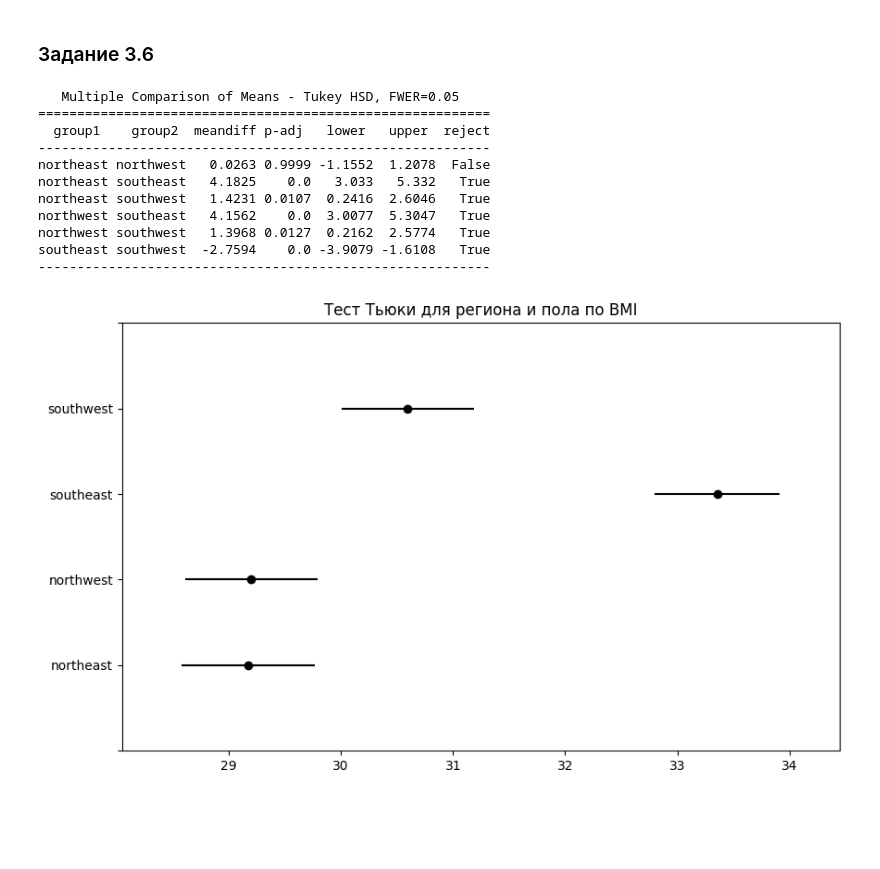
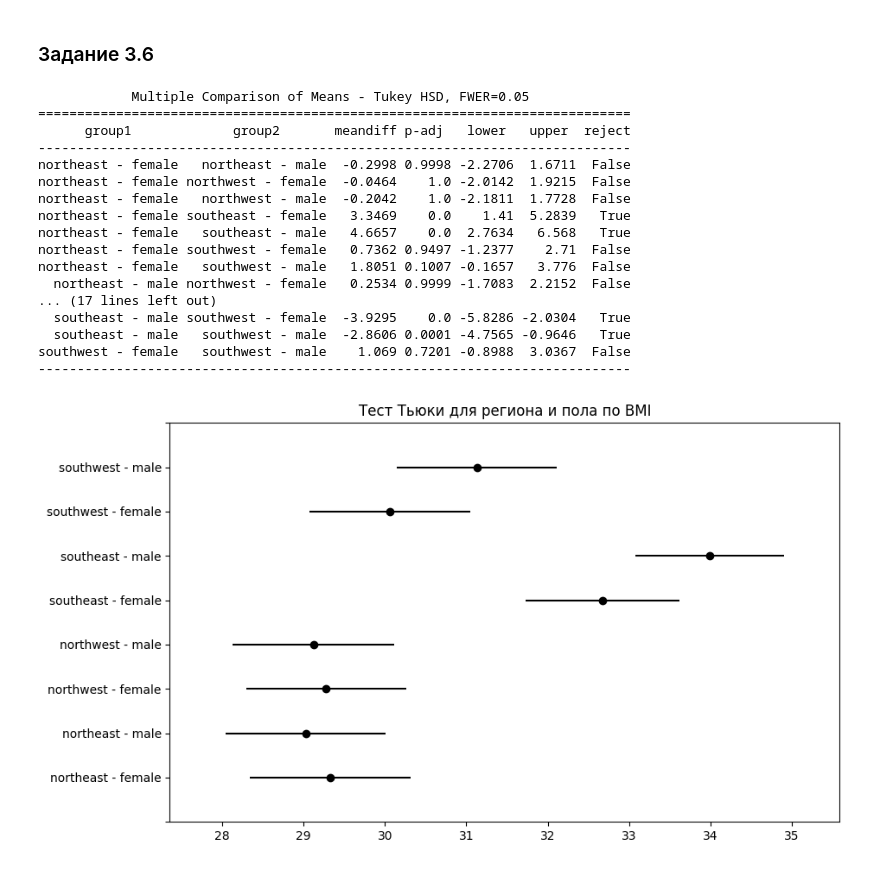
Before and after one commit to Angel367/MIREA-TIIABD, a Jupyter notebook: all.ipynb, the cells around one changed output. Drawn from its saved outputs; the diff is of its cells as text; code cells hidden in the pictures; blank space fills up the shorter version.

```diff
--- a/all.ipynb
+++ b/all.ipynb
@@ -315,26 +303,37 @@ Residual   1333.0  45578.312720    34.192283        NaN           NaN
 # %% [markdown]
 ### Задание 3.6
 # %%
-# Пост-хок тест Тьюки для региона и пола
-tukey_test_sex_region = pairwise_tukeyhsd(endog=df_insurance['bmi'], groups=df_insurance['region'], alpha=0.05)
+from statsmodels.stats.multicomp import pairwise_tukeyhsd
+
+# Создаём комбинированный признак для региона и пола
+df_insurance['region_sex'] = df_insurance['region'] + ' - ' + df_insurance['sex']
+
+# Выполним пост-хок тест Тьюки для комбинированного признака
+tukey_test_region_sex = pairwise_tukeyhsd(endog=df_insurance['bmi'], groups=df_insurance['region_sex'], alpha=0.05)
 
 # Вывод результатов теста
-print(tukey_test_sex_region)
+print(tukey_test_region_sex)
 
 # Построим график
-tukey_test_sex_region.plot_simultaneous()
+tukey_test_region_sex.plot_simultaneous()
 plt.title("Тест Тьюки для региона и пола по BMI")
 plt.show()
 # %% [output]
-   Multiple Comparison of Means - Tukey HSD, FWER=0.05
-==========================================================
-  group1    group2  meandiff p-adj   lower   upper  reject
-----------------------------------------------------------
-northeast northwest   0.0263 0.9999 -1.1552  1.2078  False
-northeast southeast   4.1825    0.0   3.033   5.332   True
-northeast southwest   1.4231 0.0107  0.2416  2.6046   True
-northwest southeast   4.1562    0.0  3.0077  5.3047   True
-northwest southwest   1.3968 0.0127  0.2162  2.5774   True
-southeast southwest  -2.7594    0.0 -3.9079 -1.6108   True
-----------------------------------------------------------
+            Multiple Comparison of Means - Tukey HSD, FWER=0.05
+============================================================================
+      group1             group2       meandiff p-adj   lower   upper  reject
+----------------------------------------------------------------------------
+northeast - female   northeast - male  -0.2998 0.9998 -2.2706  1.6711  False
+northeast - female northwest - female  -0.0464    1.0 -2.0142  1.9215  False
+northeast - female   northwest - male  -0.2042    1.0 -2.1811  1.7728  False
+northeast - female southeast - female   3.3469    0.0    1.41  5.2839   True
+northeast - female   southeast - male   4.6657    0.0  2.7634   6.568   True
+northeast - female southwest - female   0.7362 0.9497 -1.2377    2.71  False
+northeast - female   southwest - male   1.8051 0.1007 -0.1657   3.776  False
+  northeast - male northwest - female   0.2534 0.9999 -1.7083  2.2152  False
+... (17 lines left out)
+  southeast - male southwest - female  -3.9295    0.0 -5.8286 -2.0304   True
+  southeast - male   southwest - male  -2.8606 0.0001 -4.7565 -0.9646   True
+southwest - female   southwest - male    1.069 0.7201 -0.8988  3.0367  False
+----------------------------------------------------------------------------
-[figure, old version]
+[figure, new version]
```
Also changed, not shown: parts of 7 cells of this notebook.
